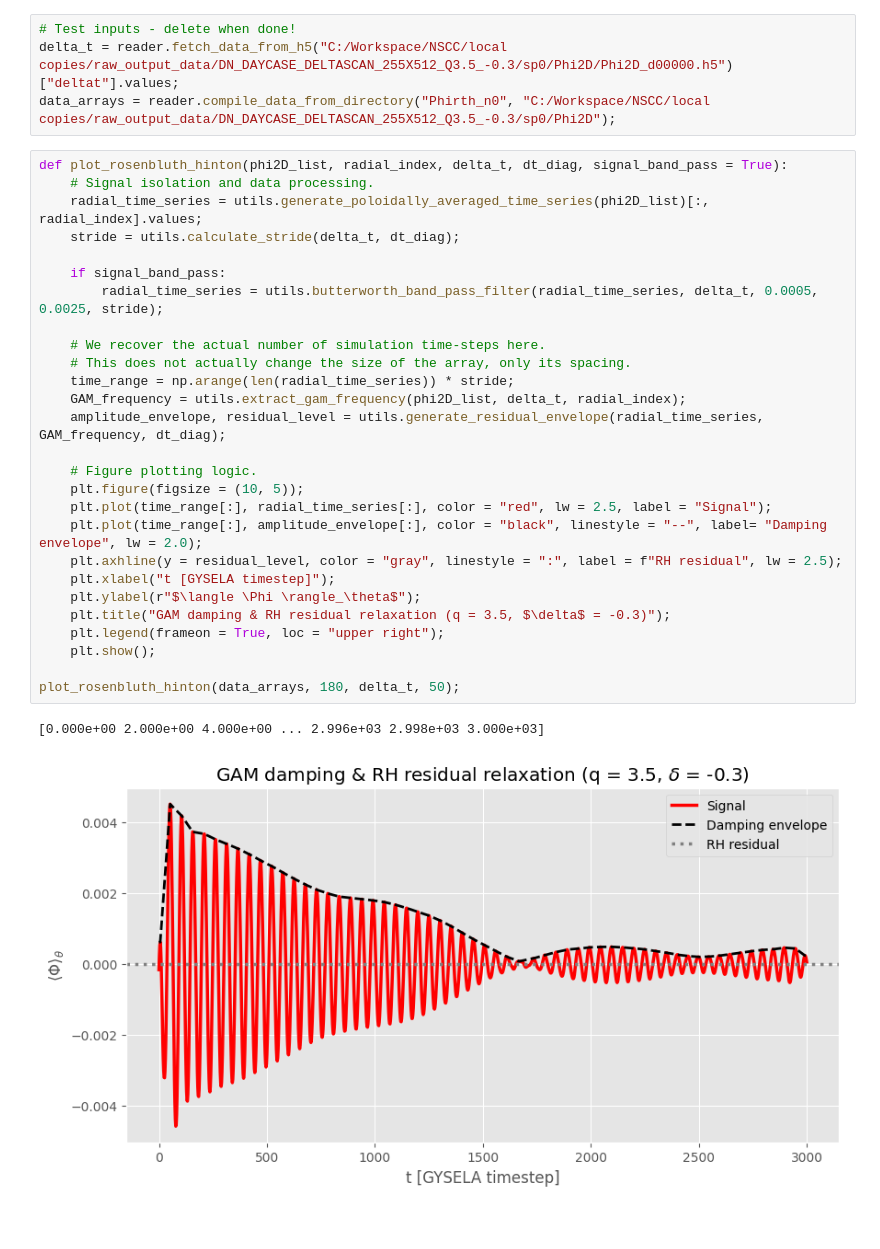
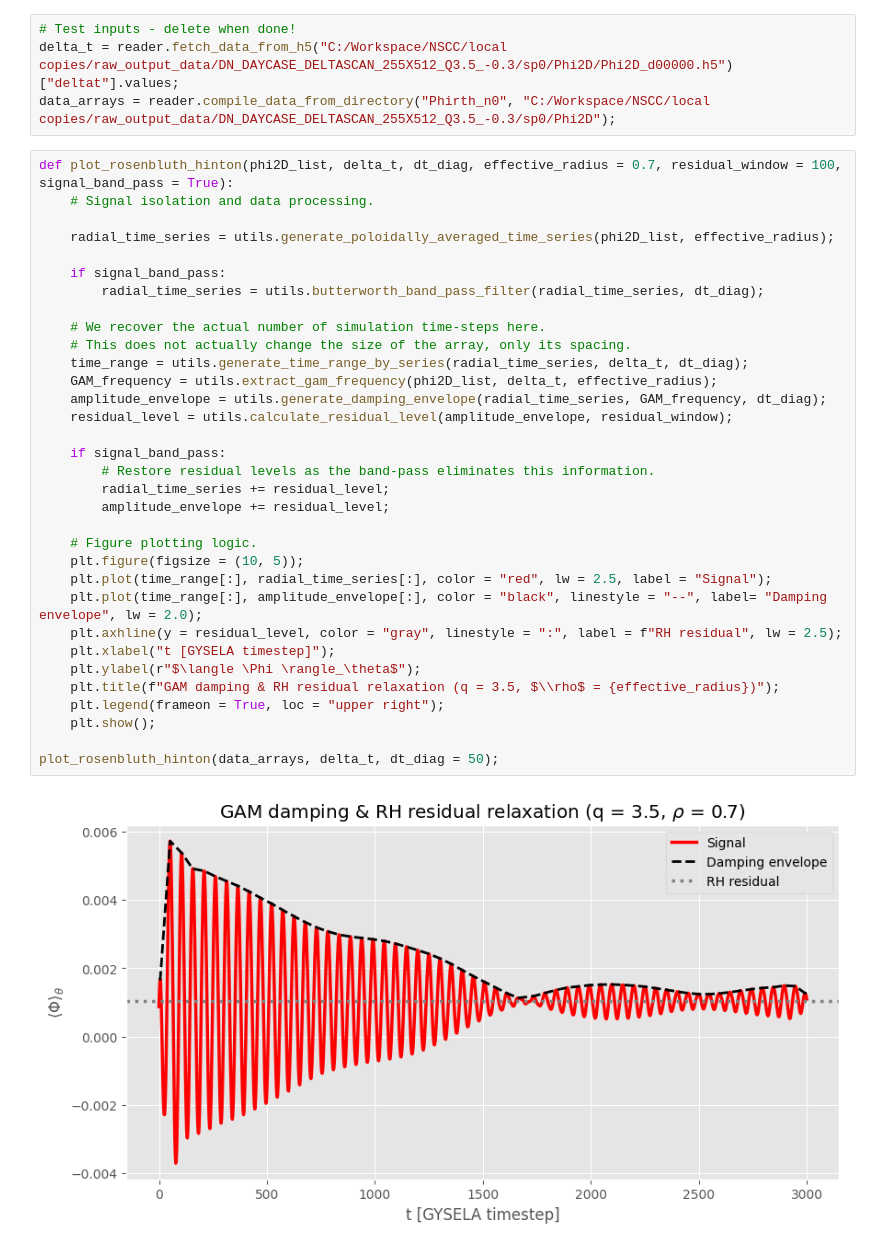
Before and after one commit to seferoni/GYSELA_utils, a Jupyter notebook: post-processing/scripts/exploratory_notebooks/rosenbluth_hinton_mn0.ipynb, the cells around one changed output. Saved outputs shown, nothing was run; the diff lists cells and outputs as text; blank space fills up the shorter version.

Commit message:
Envelope/residual calculation logic refinement.

```diff
--- a/post-processing/scripts/exploratory_notebooks/rosenbluth_hinton_mn0.ipynb
+++ b/post-processing/scripts/exploratory_notebooks/rosenbluth_hinton_mn0.ipynb
@@ -16,32 +13,37 @@ from scipy.interpolate import interp1d;
 delta_t = reader.fetch_data_from_h5("C:/Workspace/NSCC/local copies/raw_output_data/DN_DAYCASE_DELTASCAN_255X512_Q3.5_-0.3/sp0/Phi2D/Phi2D_d00000.h5")["deltat"].values;
 data_arrays = reader.compile_data_from_directory("Phirth_n0", "C:/Workspace/NSCC/local copies/raw_output_data/DN_DAYCASE_DELTASCAN_255X512_Q3.5_-0.3/sp0/Phi2D");
 # %%
-def plot_rosenbluth_hinton(phi2D_list, radial_index, delta_t, dt_diag, signal_band_pass = True):
+def plot_rosenbluth_hinton(phi2D_list, delta_t, dt_diag, effective_radius = 0.7, residual_window = 100, signal_band_pass = True):
 	# Signal isolation and data processing.
-	radial_time_series = utils.generate_poloidally_averaged_time_series(phi2D_list)[:, radial_index].values;
-	stride = utils.calculate_stride(delta_t, dt_diag);
+
+	radial_time_series = utils.generate_poloidally_averaged_time_series(phi2D_list, effective_radius);
 
 	if signal_band_pass:
-		radial_time_series = utils.butterworth_band_pass_filter(radial_time_series, delta_t, 0.0005, 0.0025, stride);
+		radial_time_series = utils.butterworth_band_pass_filter(radial_time_series, dt_diag);
 
 	# We recover the actual number of simulation time-steps here.
 	# This does not actually change the size of the array, only its spacing.
-	time_range = np.arange(len(radial_time_series)) * stride;
-	GAM_frequency = utils.extract_gam_frequency(phi2D_list, delta_t, radial_index);
-	amplitude_envelope, residual_level = utils.generate_residual_envelope(radial_time_series, GAM_frequency, dt_diag);
+	time_range = utils.generate_time_range_by_series(radial_time_series, delta_t, dt_diag);
+	GAM_frequency = utils.extract_gam_frequency(phi2D_list, delta_t, effective_radius);
+	amplitude_envelope = utils.generate_damping_envelope(radial_time_series, GAM_frequency, dt_diag);
+	residual_level = utils.calculate_residual_level(amplitude_envelope, residual_window);
+
+	if signal_band_pass:
+		# Restore residual levels as the band-pass eliminates this information.
+		radial_time_series += residual_level;
+		amplitude_envelope += residual_level;
 
 	# Figure plotting logic.
 	plt.figure(figsize = (10, 5));
 	plt.plot(time_range[:], radial_time_series[:], color = "red", lw = 2.5, label = "Signal");
 	plt.plot(time_range[:], amplitude_envelope[:], color = "black", linestyle = "--", label= "Damping envelope", lw = 2.0);
 	plt.axhline(y = residual_level, color = "gray", linestyle = ":", label = f"RH residual", lw = 2.5);
 	plt.xlabel("t [GYSELA timestep]");
 	plt.ylabel(r"$\langle \Phi \rangle_\theta$");
-	plt.title("GAM damping & RH residual relaxation (q = 3.5, $\delta$ = -0.3)");
+	plt.title(f"GAM damping & RH residual relaxation (q = 3.5, $\\rho$ = {effective_radius})");
 	plt.legend(frameon = True, loc = "upper right");
 	plt.show();
 
-plot_rosenbluth_hinton(data_arrays, 180, delta_t, 50);
+plot_rosenbluth_hinton(data_arrays, delta_t, dt_diag = 50);
 # %% [output]
-[0.000e+00 2.000e+00 4.000e+00 ... 2.996e+03 2.998e+03 3.000e+03]
-[figure, old version]
+[figure, new version]
```
Also changed, not shown: parts of 1 cell of this notebook, 7 other files.
